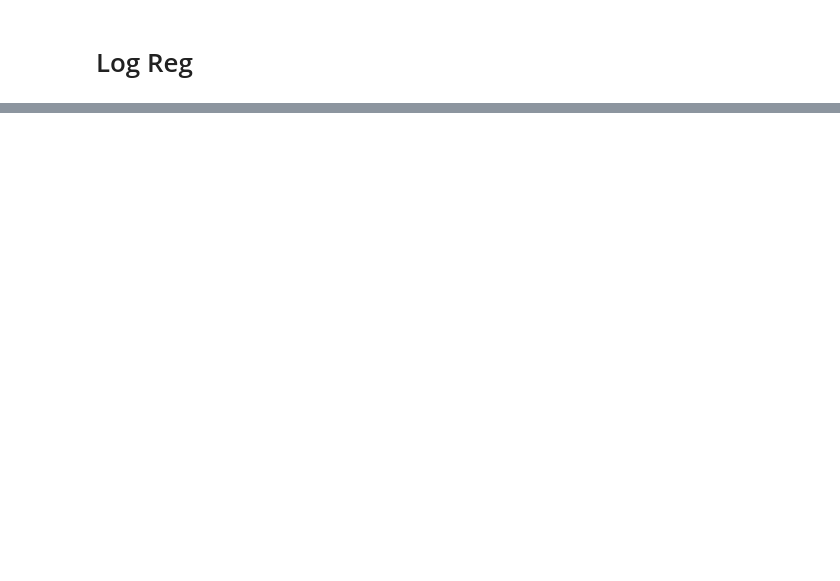
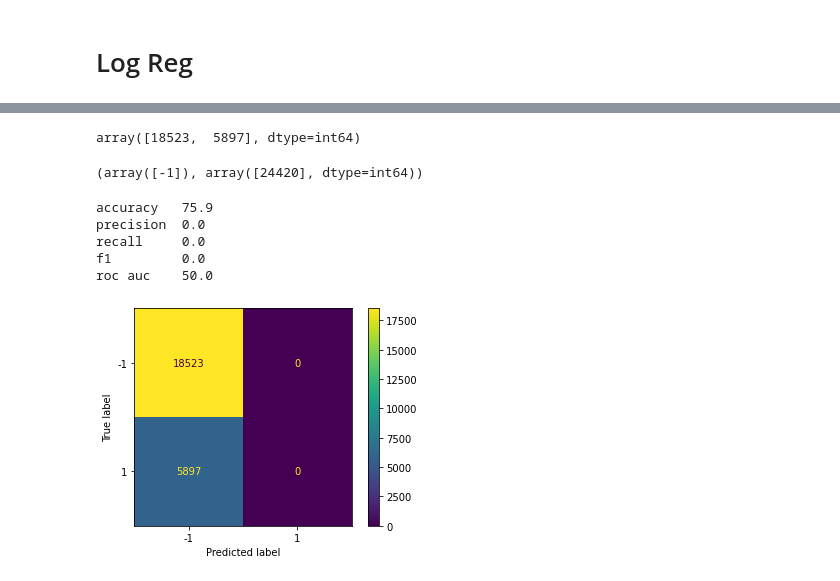
Before and after one commit to UIIf/Study, a Jupyter notebook: ML/HW3.ipynb, the cells around one changed output, grey strips where cells are left out. Cells and saved outputs as stored; diff of their text form; code cells hidden in the pictures; blank space fills up the shorter version.

```diff
--- a/ML/HW3.ipynb
+++ b/ML/HW3.ipynb
@@ -527,0 +503,11 @@ roc_auc_score(adult_test_df['income'], catNB.predict_proba(adult_test_df[adoult_
+# %%
+X_train = adult_train_df[adoult_target_mask].copy()
+y_train = adult_train_df['income'].copy()
+
+X_test = adult_test_df[adoult_target_mask].copy()
+y_test = adult_test_df['income'].copy()
+# %%
+le = LabelEncoder()
+y_train = le.fit_transform(y_train)*2 - 1
+y_test = le.transform(y_test)*2 - 1
+y_test
@@ -527,0 +516,5 @@ roc_auc_score(adult_test_df['income'], catNB.predict_proba(adult_test_df[adoult_
+# %%
+oe = OrdinalEncoder()
+X_train[adult_cat_col] = oe.fit_transform(X_train[adult_cat_col])
+X_test[adult_cat_col] = oe.transform(X_test[adult_cat_col])
+X_test[adult_cat_col]
@@ -527,0 +535,18 @@ roc_auc_score(adult_test_df['income'], catNB.predict_proba(adult_test_df[adoult_
+# %%
+lr = LogisticRegression(max_iter=1000, random_state=42).fit(X_train, y_train)
+np.unique(y_train, return_counts=True)[1]
+# %% [output]
+array([18523,  5897], dtype=int64)
+# %%
+np.unique(lr.predict(X_train), return_counts=True)#Где я затупил?
+# %% [output]
+(array([-1]), array([24420], dtype=int64))
+# %%
+show_metrics(y_train, lr.predict(X_train))
+# %% [output]
+accuracy   75.9
+precision  0.0
+recall     0.0
+f1         0.0
+roc auc    50.0
+[figure, added]
```
Also changed, not shown: parts of 11 cells of this notebook, 5 other files.
